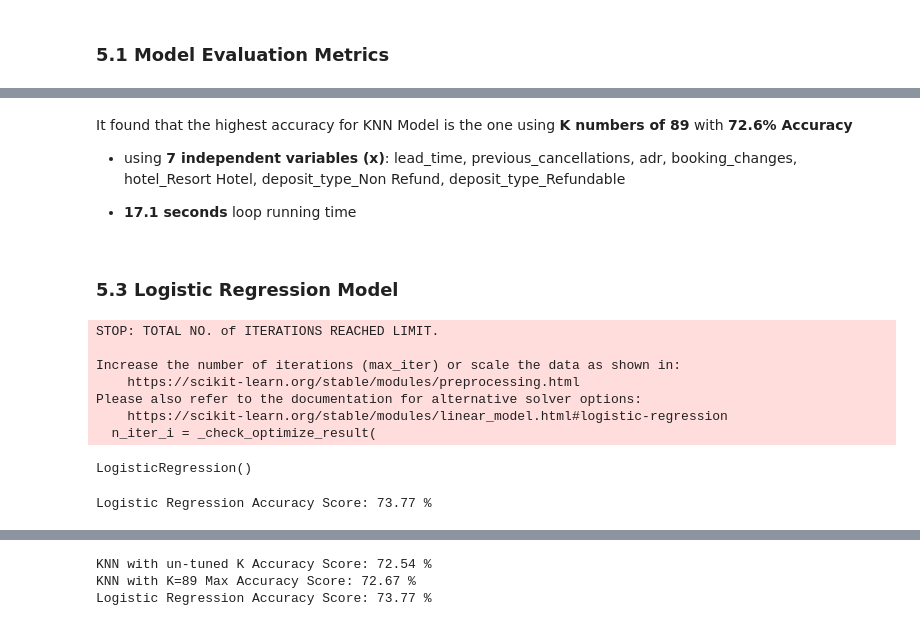
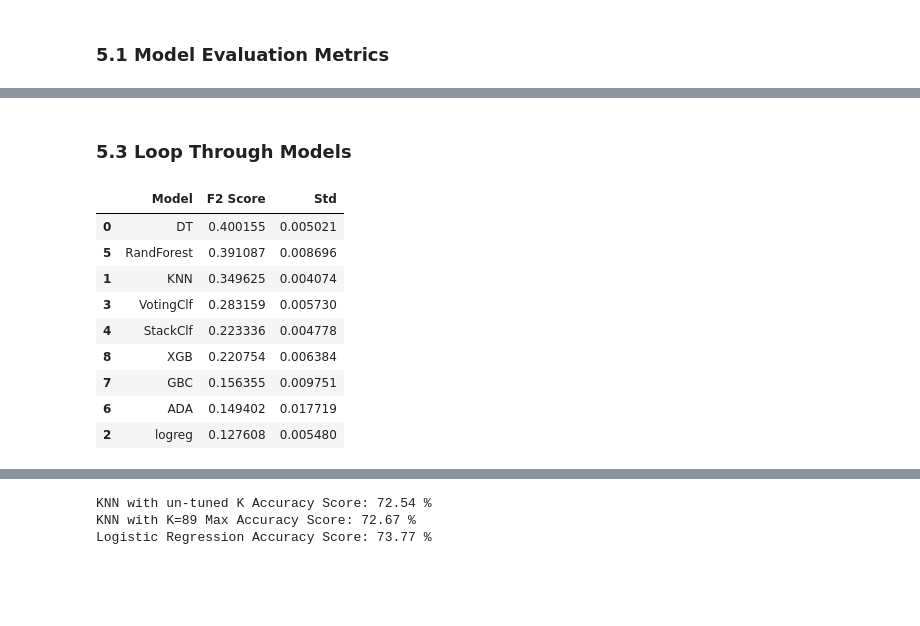
Before and after one commit to d-widyantama/Machine_Learning-Modul-3-Purwadhika, a Jupyter notebook: 8-EnsembleMethod/8-Modelling_HotelBookings.ipynb, the cells around one changed output, grey strips where cells are left out. Cells and saved outputs as stored; diff of their text form; code cells hidden in the pictures; blank space fills up the shorter version.

```diff
--- a/8-EnsembleMethod/8-Modelling_HotelBookings.ipynb
+++ b/8-EnsembleMethod/8-Modelling_HotelBookings.ipynb
@@ -440,27 +410,54 @@ plt.show()
-# %% [markdown]
-It found that the highest accuracy for KNN Model is the one using **K numbers of 89** with **72.6% Accuracy**
-- using  **7 independent variables (x)**: lead_time, previous_cancellations,	adr,	booking_changes,	hotel_Resort Hotel,	deposit_type_Non Refund,	deposit_type_Refundable
-
-- **17.1 seconds** loop running time
 # %% [markdown]
-### 5.3 Logistic Regression Model
+### 5.3 Loop Through Models
-# %%
-#Build model
-
-logreg = LogisticRegression()
-logreg.fit(xtrain,ytrain) #apply model to training data (xtrain,ytrain)
-# %% [output]
-STOP: TOTAL NO. of ITERATIONS REACHED LIMIT.
-
-Increase the number of iterations (max_iter) or scale the data as shown in:
-    https://scikit-learn.org/stable/modules/preprocessing.html
-Please also refer to the documentation for alternative solver options:
-    https://scikit-learn.org/stable/modules/linear_model.html#logistic-regression
-  n_iter_i = _check_optimize_result(
-LogisticRegression()
-# %%
-#Print report
-pred_logreg = logreg.predict(xtest)
-print(f'Logistic Regression Accuracy Score: {round(accuracy_score(ytest,pred_logreg)*100,2)} %')
-# %% [output]
-Logistic Regression Accuracy Score: 73.77 %
+# %%
+#Loop through models with no imbalance data handling
+
+from sklearn.pipeline import Pipeline
+
+f2_scoresheet = make_scorer(fbeta_score, beta=2)
+
+model_list = [dtc, knn, logreg, vc, sc, rf, ada, gbc, xgb]
+
+#Model names for dataframe
+model_names = ['DT', 'KNN', 'logreg', 'VotingClf', 'StackClf', 'RandForest', 'ADA', 'GBC', 'XGB']
+
+#Model selection score list
+model_score = []
+f2_score = []
+std = []
+
+
+
+#Loop through the model list
+for i in model_list:
+    model_pipe = Pipeline([
+        ('prep', transformer),
+        ('algo', i)
+    ])
+
+    pipecv = cross_val_score(model_pipe, Xtrain, ytrain, cv=5, scoring=f2_scoresheet)
+
+    model_score.append(pipecv)
+    f2_score.append(pipecv.mean())
+    std.append(pipecv.std())
+
+# Create Dataframe
+scoresheet = pd.DataFrame({
+    'Model': [modelname for modelname in model_names],
+    'F2 Score': f2_score,
+    'Std': std
+}).sort_values(by='F2 Score', ascending=False)
+
+#Display the resulting Dataframe
+scoresheet
+# %% [output]
+|  | Model | F2 Score | Std |
+| 0 | DT | 0.400155 | 0.005021 |
+| 5 | RandForest | 0.391087 | 0.008696 |
+| 1 | KNN | 0.349625 | 0.004074 |
+| 3 | VotingClf | 0.283159 | 0.005730 |
+| 4 | StackClf | 0.223336 | 0.004778 |
+| 8 | XGB | 0.220754 | 0.006384 |
+| 7 | GBC | 0.156355 | 0.009751 |
+| 6 | ADA | 0.149402 | 0.017719 |
+| 2 | logreg | 0.127608 | 0.005480 |
```
Also changed, not shown: parts of 18 cells of this notebook.
